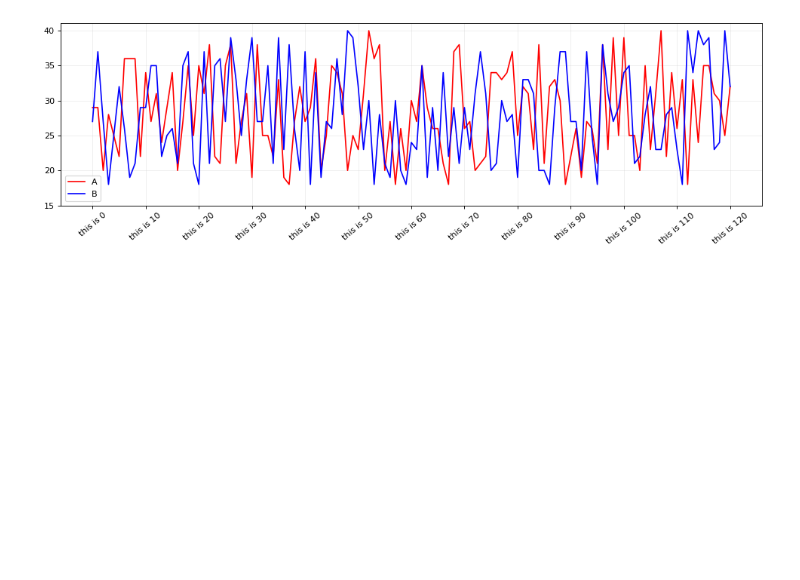
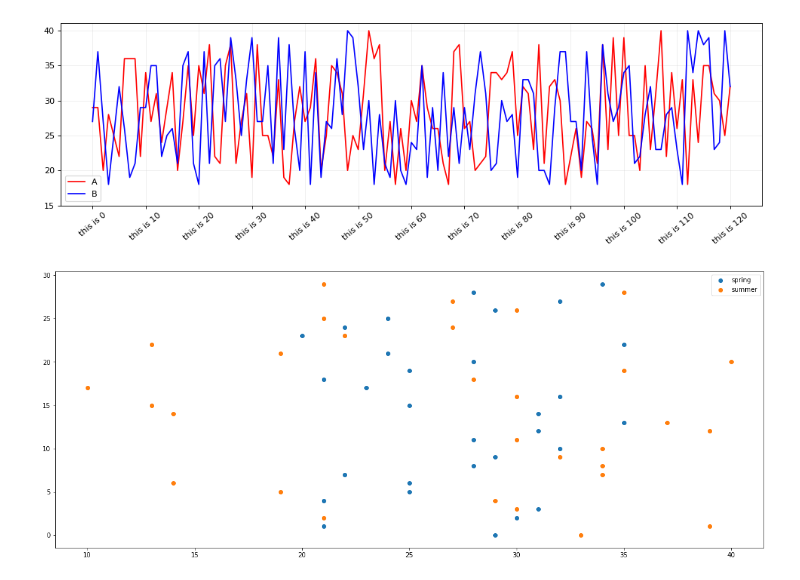
Before and after one commit to chennxxx/algorithm, a Jupyter notebook: matplotlib_learning.ipynb, the cells around one changed output. Drawn from its saved outputs; the diff is of its cells as text; code cells hidden in the pictures; blank space fills up the shorter version.

```diff
--- a/matplotlib_learning.ipynb
+++ b/matplotlib_learning.ipynb
@@ -33,0 +32,20 @@ plt.show()
+# %%
+# 散点图
+
+from cProfile import label
+from matplotlib import pyplot as plt
+import random
+
+x1 = [random.randint(20,35) for i in range(30)]
+x2 = [random.randint(10,40) for i in range (30)]
+
+y = range(30)
+
+plt.figure(figsize=(20,8))
+plt.scatter(x1,y,label='spring')
+plt.scatter(x2,y,label='summer')
+
+plt.legend()
+plt.show()
+# %% [output]
+[figure, added]
```
Also changed, not shown: parts of 3 cells of this notebook.
